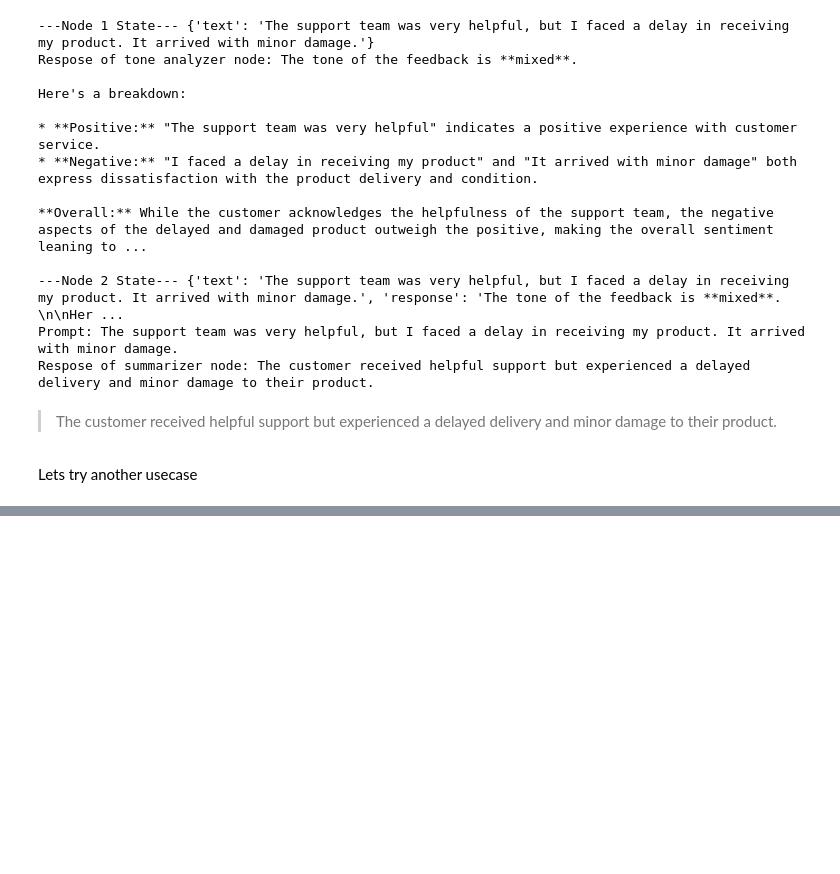
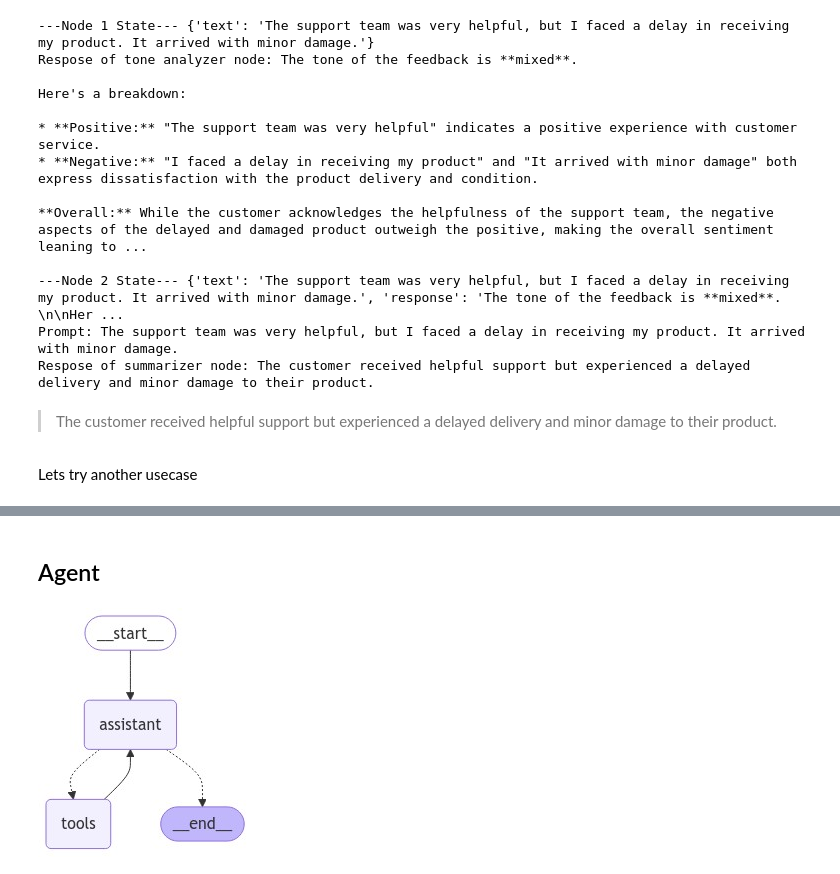
Before and after one commit to mmaazkhanhere/genai-learning-repo, a Jupyter notebook: langchain/langgraph.ipynb, the cells around one changed output, grey strips where cells are left out. Cells and saved outputs as stored; diff of their text form; code cells hidden in the pictures; blank space fills up the shorter version.

```diff
--- a/langchain/langgraph.ipynb
+++ b/langchain/langgraph.ipynb
@@ -351,0 +683,42 @@ The [Company Name] Customer Support Team
+# %% [markdown]
+## Agent
+# %%
+def multiply(a: int, b: int) -> int:
+  """ Multiply a and b"""
+  return a * b
+
+def add(a: int, b: int) -> int:
+  """ Add a and b"""
+  return a + b
+
+def divide(a: int, b: int)-> int:
+  """Divide a and b"""
+  return a / b;
+
+tools = [add, multiply, divide]
+llm = ChatGoogleGenerativeAI(model='gemini-1.5-flash',
+                             api_key=os.environ.get('GOOGLE_API_KEY')
+                            )
+llm_with_tools = llm.bind(tools=tools)
+# %%
+sys_msg = SystemMessage(content="You are a helpful assistant tasked with performing arithmetic on a set of inputs")
+
+def assistant(state: MessagesState) -> MessagesState:
+  return {"messages": [llm_with_tools.invoke([sys_msg] + state["messages"])]}
+# %%
+builder: StateGraph = StateGraph(state_schema=MessagesState)
+
+builder.add_node("assistant", assistant)
+builder.add_node("tools", ToolNode(tools))
+
+builder.add_edge(START, "assistant")
+builder.add_conditional_edges(
+    "assistant",
+    tools_condition
+)
+builder.add_edge("tools", "assistant")
+
+react_graph: CompiledStateGraph = builder.compile()
+display(Image(react_graph.get_graph(xray=True).draw_mermaid_png()))
+# %% [output]
+[figure, added]
```
Also changed, not shown: parts of 27 cells of this notebook.
